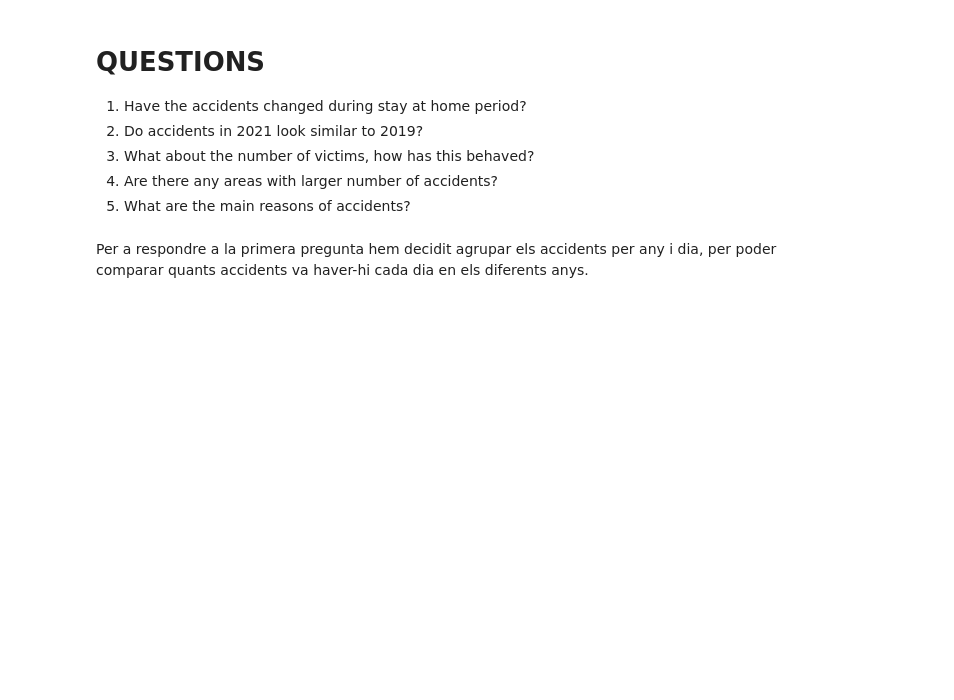
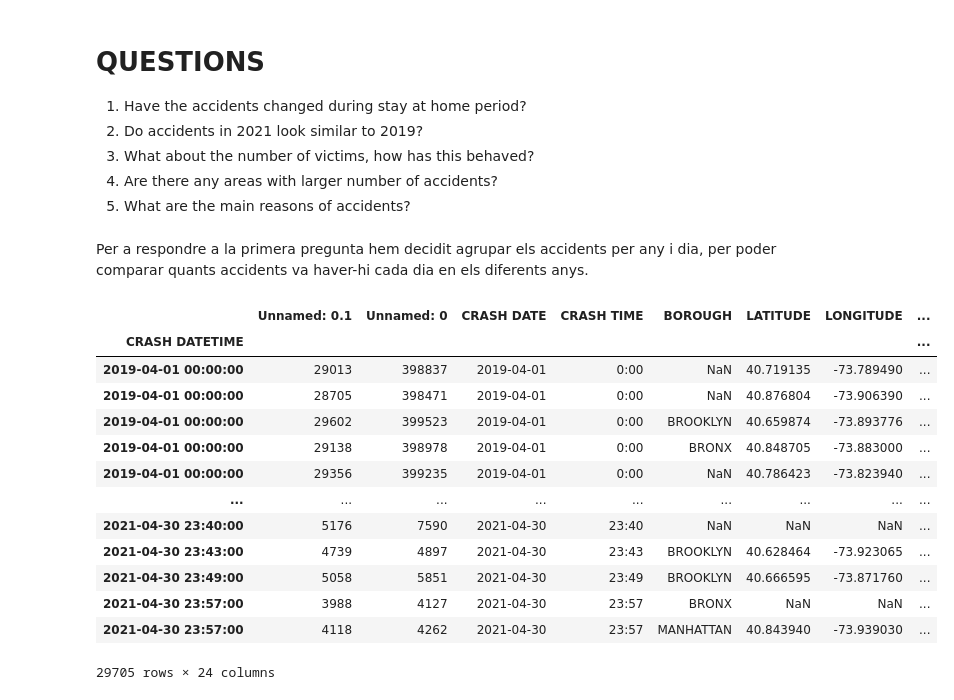
Before and after one commit to alizrui/VD-MEI, a Jupyter notebook: pract1/ploting.ipynb, the cells around one changed output. Saved outputs shown, nothing was run; the diff lists cells and outputs as text; code cells hidden in the pictures; blank space fills up the shorter version.

```diff
--- a/pract1/ploting.ipynb
+++ b/pract1/ploting.ipynb
@@ -55,4 +60,21 @@ Name: YEAR, dtype: int64
 # %% [markdown]
 
 Per a respondre a la primera pregunta hem decidit agrupar els accidents per any i dia, per poder comparar quants accidents va haver-hi cada dia en els diferents anys.
+# %%
+data.keys()
+# %% [output]
+|  | Unnamed: 0.1 | Unnamed: 0 | CRASH DATE | CRASH TIME | BOROUGH | LATITUDE | LONGITUDE | ... |
+| CRASH DATETIME |  |  |  |  |  |  |  | ... |
+| 2019-04-01 00:00:00 | 29013 | 398837 | 2019-04-01 | 0:00 | NaN | 40.719135 | -73.789490 | ... |
+| 2019-04-01 00:00:00 | 28705 | 398471 | 2019-04-01 | 0:00 | NaN | 40.876804 | -73.906390 | ... |
+| 2019-04-01 00:00:00 | 29602 | 399523 | 2019-04-01 | 0:00 | BROOKLYN | 40.659874 | -73.893776 | ... |
+| 2019-04-01 00:00:00 | 29138 | 398978 | 2019-04-01 | 0:00 | BRONX | 40.848705 | -73.883000 | ... |
+| 2019-04-01 00:00:00 | 29356 | 399235 | 2019-04-01 | 0:00 | NaN | 40.786423 | -73.823940 | ... |
+| ... | ... | ... | ... | ... | ... | ... | ... | ... |
+| 2021-04-30 23:40:00 | 5176 | 7590 | 2021-04-30 | 23:40 | NaN | NaN | NaN | ... |
+| 2021-04-30 23:43:00 | 4739 | 4897 | 2021-04-30 | 23:43 | BROOKLYN | 40.628464 | -73.923065 | ... |
+| 2021-04-30 23:49:00 | 5058 | 5851 | 2021-04-30 | 23:49 | BROOKLYN | 40.666595 | -73.871760 | ... |
+| 2021-04-30 23:57:00 | 3988 | 4127 | 2021-04-30 | 23:57 | BRONX | NaN | NaN | ... |
+| 2021-04-30 23:57:00 | 4118 | 4262 | 2021-04-30 | 23:57 | MANHATTAN | 40.843940 | -73.939030 | ... |
+29705 rows × 24 columns
 # %%
```
Also changed, not shown: parts of 46 cells of this notebook, 3 other files.
